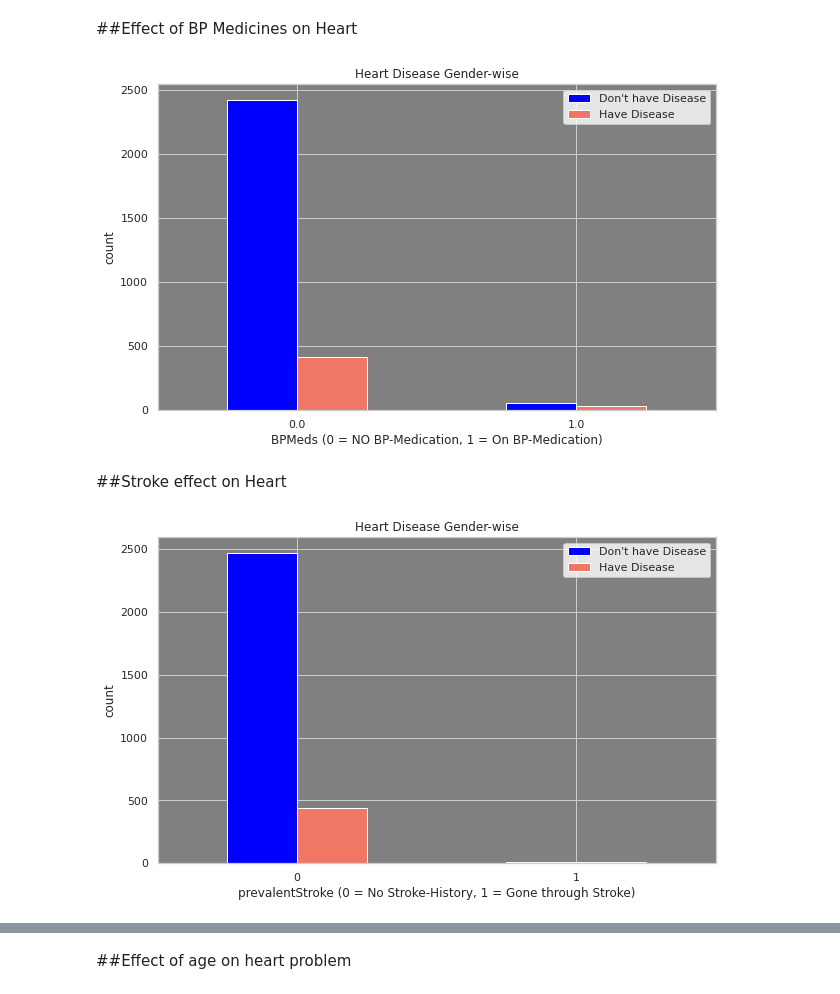
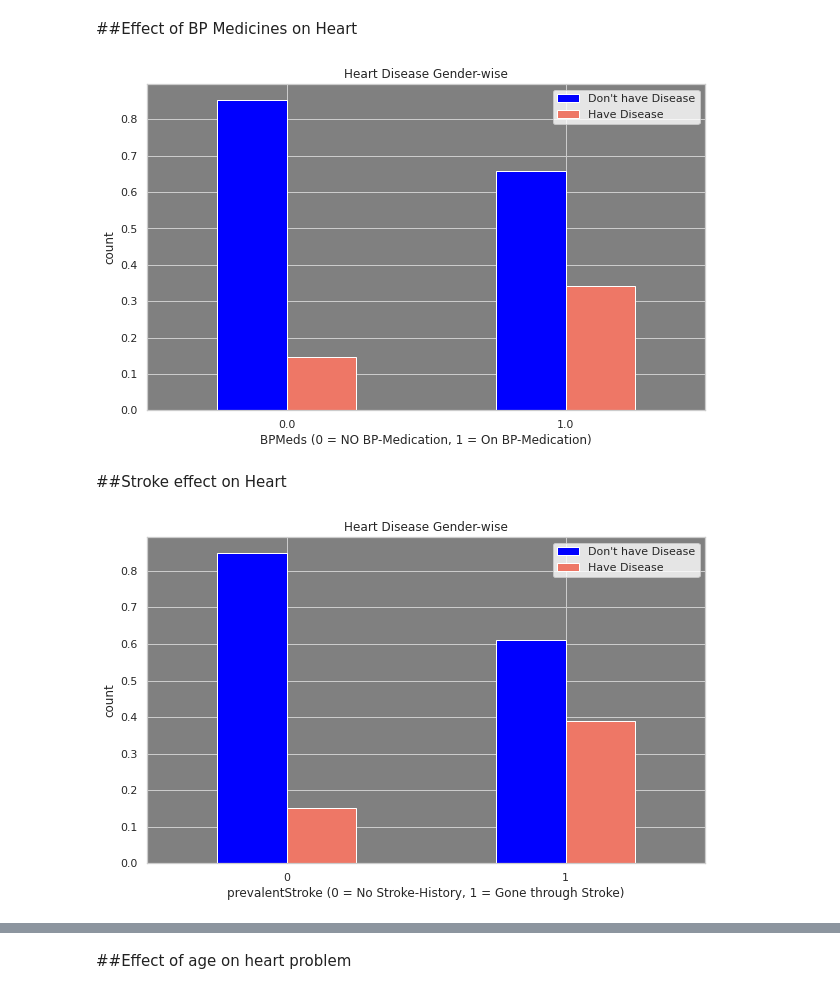
Before and after one commit to guptaprateek98/Capstone_CV_Risk_Prediction, a Jupyter notebook: Capstone_CV_Risk_Prediction.ipynb, the cells around one changed output, grey strips where cells are left out. Saved outputs shown, nothing was run; the diff lists cells and outputs as text; code cells hidden in the pictures.

```diff
--- a/Capstone_CV_Risk_Prediction.ipynb
+++ b/Capstone_CV_Risk_Prediction.ipynb
@@ -363,17 +383,18 @@ plt.show()
 # %%
-pd.crosstab(dataf.BPMeds,dataf.Heart_Disease).plot(kind="bar",figsize=(10,6),color=['blue','#EE7766' ]).set_facecolor('grey')
+crs = pd.crosstab(dataf.BPMeds,dataf.Heart_Disease, normalize='index')
+crs.plot(kind="bar",figsize=(10,6),color=['blue','#EE7766' ]).set_facecolor('grey')
 plt.title('Heart Disease Gender-wise')
 plt.xlabel('BPMeds (0 = NO BP-Medication, 1 = On BP-Medication)')
 plt.xticks(rotation=0)
 plt.legend(["Don't have Disease", "Have Disease"])
 plt.ylabel('count')
 plt.show()
 # %% [output]
-[figure, old version]
+[figure, new version]
 # %% [markdown]
 ##Stroke effect on Heart
 # %%
-pd.crosstab(dataf.prevalentStroke,dataf.Heart_Disease).plot(kind="bar",figsize=(10,6),color=['blue','#EE7766' ]).set_facecolor('grey')
+pd.crosstab(dataf.prevalentStroke,dataf.Heart_Disease, normalize='index').plot(kind="bar",figsize=(10,6),color=['blue','#EE7766' ]).set_facecolor('grey')
 plt.title('Heart Disease Gender-wise')
 plt.xlabel('prevalentStroke (0 = No Stroke-History, 1 = Gone through Stroke)')
 plt.xticks(rotation=0)
@@ -381,5 +402,5 @@ plt.legend(["Don't have Disease", "Have Disease"])
 plt.ylabel('count')
 plt.show()
 # %% [output]
-[figure, old version]
+[figure, new version]
 # %%
```
Also changed, not shown: parts of 5 cells of this notebook.
